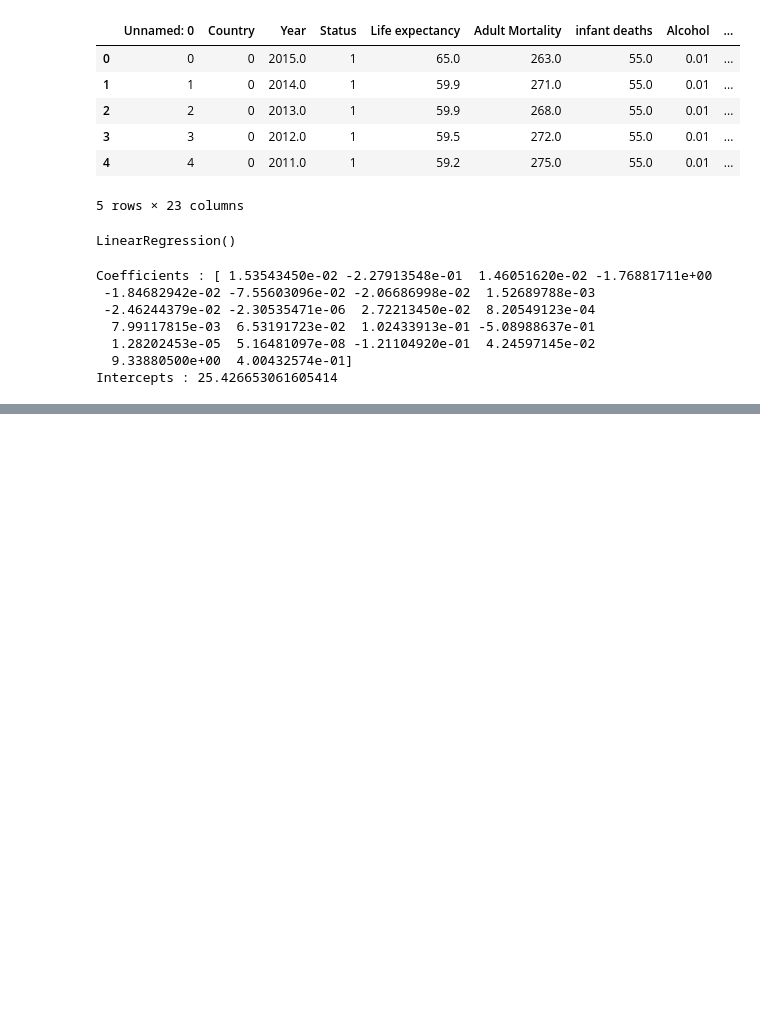
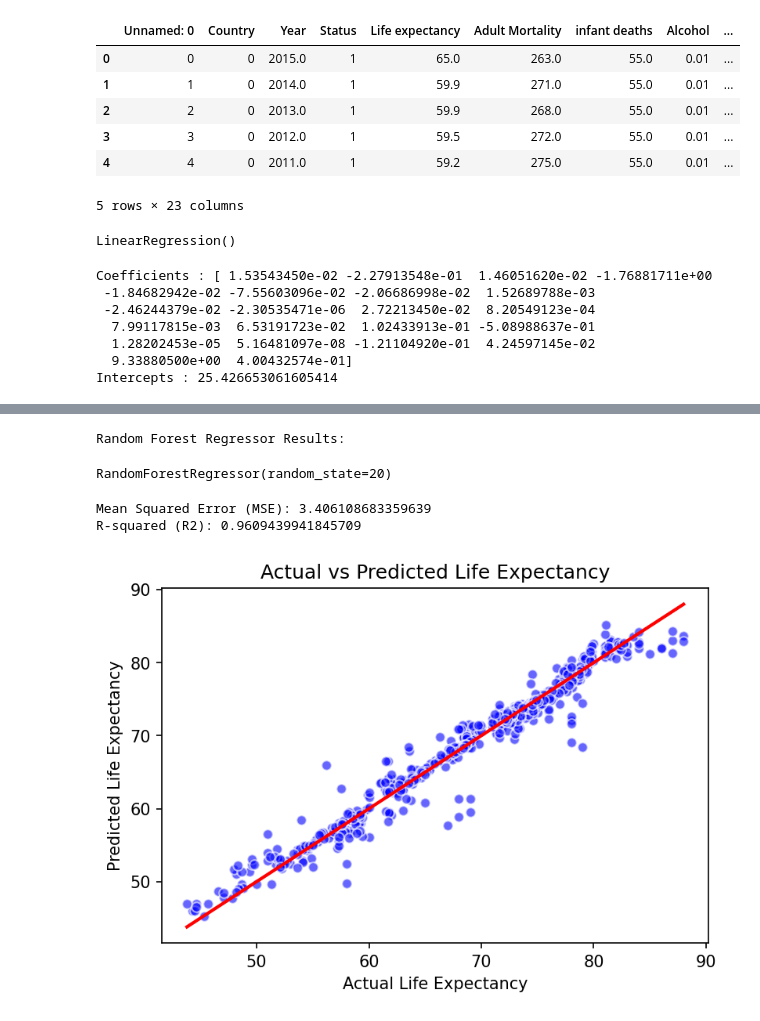
Before and after one commit to senthuran-1808/Data-cleaning-Life-Expectancy-, a Jupyter notebook: Data Cleaning (Life Expectancy data ).ipynb, the cells around one changed output, grey strips where cells are left out. Drawn from its saved outputs; the diff is of its cells as text; code cells hidden in the pictures; blank space fills up the shorter version.

```diff
--- a/Data Cleaning (Life Expectancy data ).ipynb
+++ b/Data Cleaning (Life Expectancy data ).ipynb
@@ -557,0 +553,13 @@ plt.show()
+# %%
+
+# ---------------- Random Forest Regressor -------------------
+print("Random Forest Regressor Results:")
+rf_model = RandomForestRegressor(random_state=20)
+# %% [output]
+Random Forest Regressor Results:
+# %%
+rf_model.fit(x_train, y_train)
+# %% [output]
+RandomForestRegressor(random_state=20)
+# %%
+y_pred_rf = rf_model.predict(x_test)
@@ -557,0 +570,17 @@ plt.show()
+# %%
+print(f"Mean Squared Error (MSE): {mse_rf}")
+print(f"R-squared (R2): {r2_rf}\n")
+# %% [output]
+Mean Squared Error (MSE): 3.406108683359639
+R-squared (R2): 0.9609439941845709
+# %%
+# Plotting the Actual vs Predicted values
+plt.figure(dpi=150)
+plt.scatter(y_test, y_pred_rf, color='blue', edgecolor='w', alpha=0.6)
+plt.plot([min(y_test), max(y_test)], [min(y_test), max(y_test)], color='red', linewidth=2)
+plt.xlabel('Actual Life Expectancy')
+plt.ylabel('Predicted Life Expectancy')
+plt.title('Actual vs Predicted Life Expectancy')
+plt.show()
+# %% [output]
+[figure, added]
```
Also changed, not shown: parts of 8 cells of this notebook.
